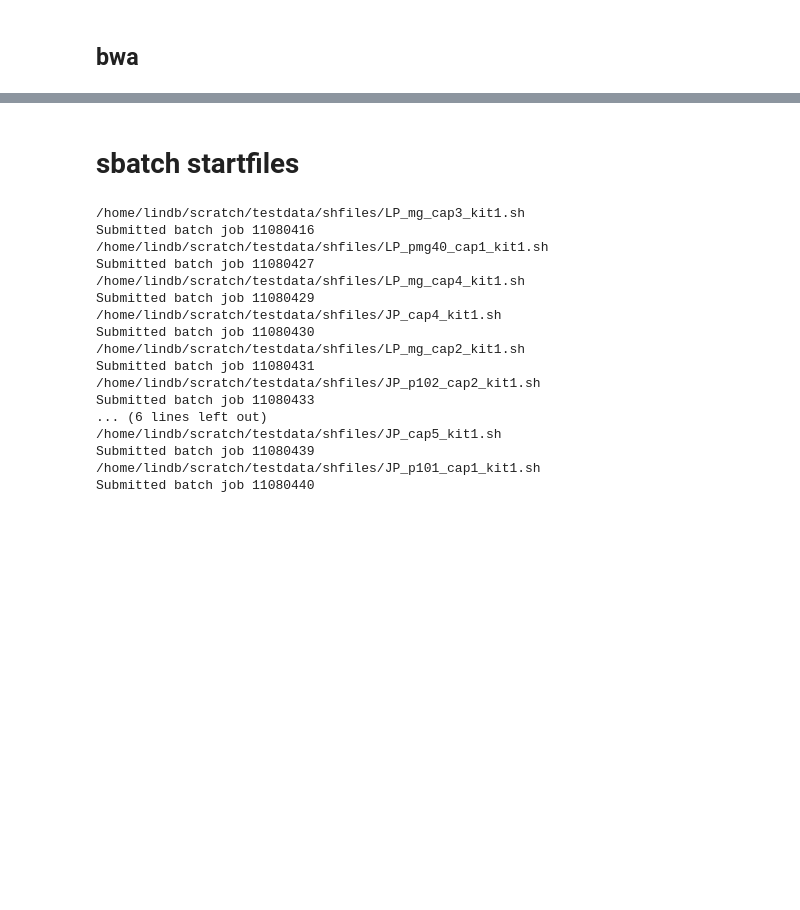
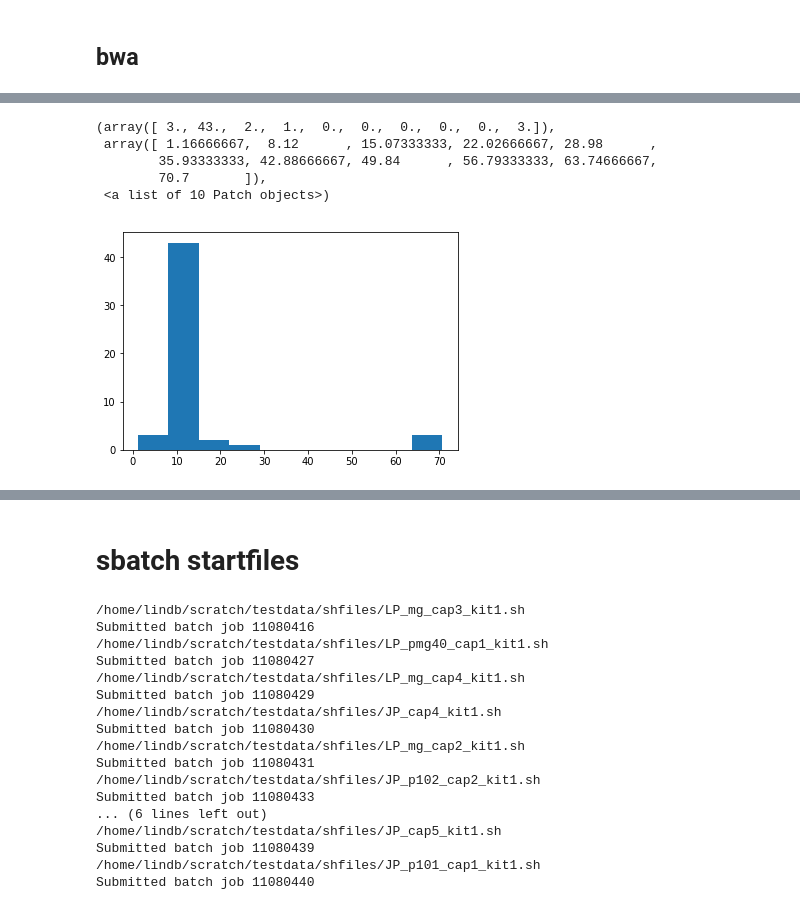
Before and after one commit to CoAdapTree/gatk_pipeline, a Jupyter notebook: Untitled.ipynb, the cells around one changed output, grey strips where cells are left out. Drawn from its saved outputs; the diff is of its cells as text; code cells hidden in the pictures; blank space fills up the shorter version.

```diff
--- a/Untitled.ipynb
+++ b/Untitled.ipynb
@@ -654,0 +706,9 @@ np.mean(bwamems)
+# %%
+plt.hist(bwatimes)
+# %% [output]
+(array([ 3., 43.,  2.,  1.,  0.,  0.,  0.,  0.,  0.,  3.]),
+ array([ 1.16666667,  8.12      , 15.07333333, 22.02666667, 28.98      ,
+        35.93333333, 42.88666667, 49.84      , 56.79333333, 63.74666667,
+        70.7       ]),
+ <a list of 10 Patch objects>)
+[figure, added]
```
Also changed, not shown: parts of 24 cells of this notebook, 7 other files.
